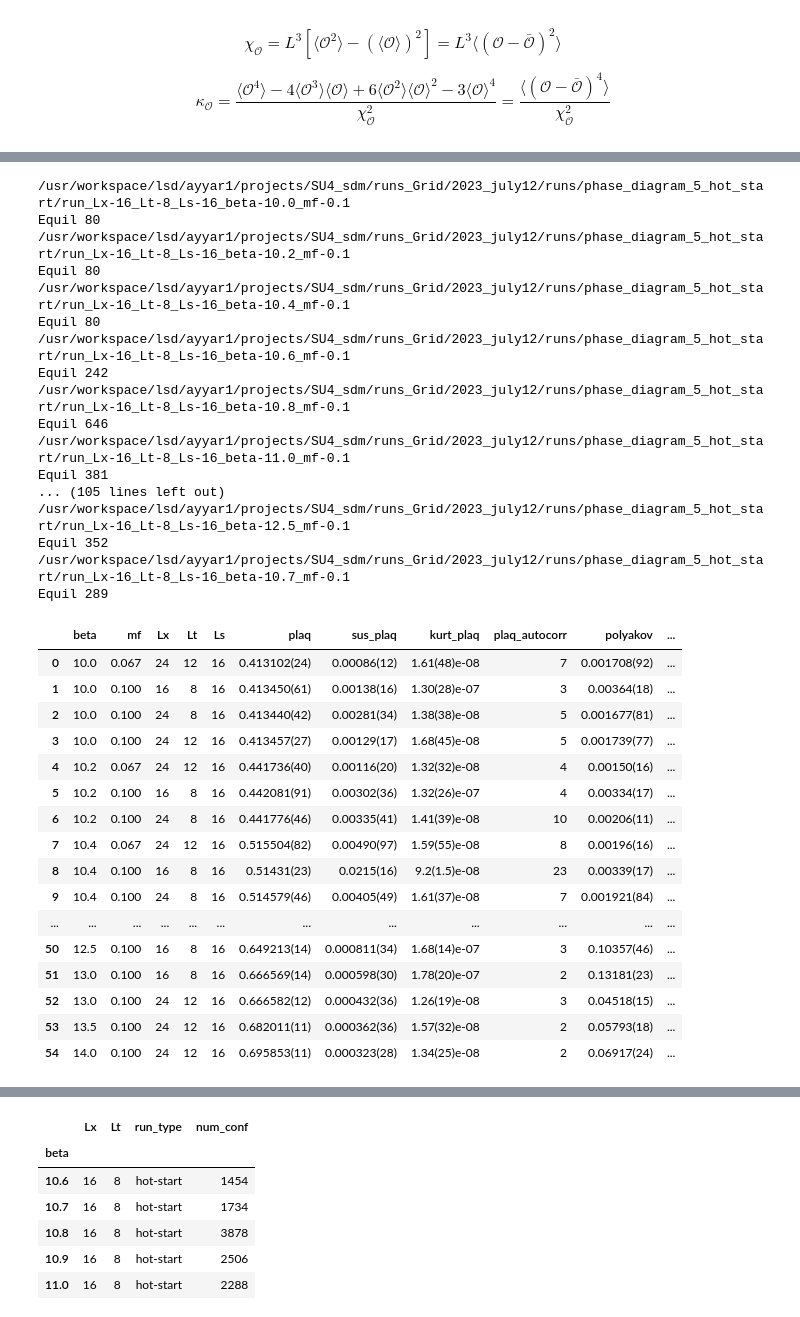
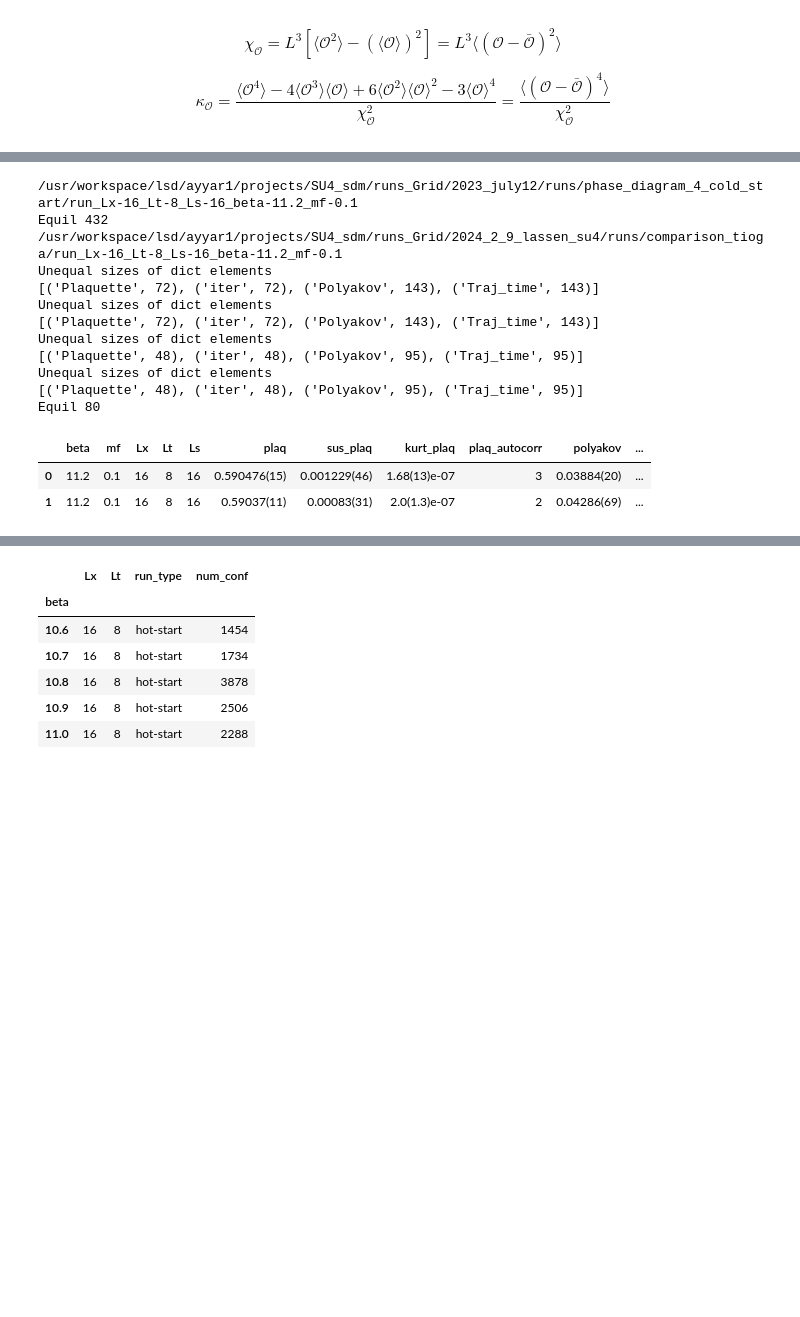
Before and after one commit to vmos1/su4_dm_grid_lsd, a Jupyter notebook: analysis/6a_HMC_compare_runs.ipynb, the cells around one changed output, grey strips where cells are left out. Saved outputs shown, nothing was run; the diff lists cells and outputs as text; code cells hidden in the pictures; blank space fills up the shorter version.

Commit message:
Added scaling results analysis code for lassen

```diff
--- a/analysis/6a_HMC_compare_runs.ipynb
+++ b/analysis/6a_HMC_compare_runs.ipynb
@@ -74,10 +32,10 @@ def f_moments(y,L):
 # %%
-def f_get_run_summary(df_summary,Lx,Lt,top_dir,run_label):
+def f_get_run_summary(df_summary,Lx,Lt,beta,top_dir,run_label):
     '''
     Combine results from multiple runs
 
     '''
-    fldr_list=glob.glob(top_dir+'run_Lx-%s_Lt-%s*'%(Lx,Lt))
+    fldr_list=glob.glob(top_dir+'run_Lx-%s_Lt-%s*_beta-%s*'%(Lx,Lt,beta))
     # print(fldr_list)
 
     for run_fldr in fldr_list:
@@ -149,54 +161,38 @@ def f_get_run_summary(df_summary,Lx,Lt,top_dir,run_label):
 # %%
 Lx='*'
 Lt='*'
 data_dict={}
 df_summary=pd.DataFrame([])
 
-top_dir='/usr/workspace/lsd/ayyar1/projects/SU4_sdm/runs_Grid/2023_july12/runs/phase_diagram_5_hot_start/'
-df_summary,data_dict = f_get_run_summary(df_summary,'*','*',top_dir,'hot-start')
+top_dir='/usr/workspace/lsd/ayyar1/projects/SU4_sdm/runs_Grid/2023_july12/runs/phase_diagram_4_cold_start/'
+df_summary,data_dict = f_get_run_summary(df_summary,'16','8','11.2',top_dir,'old')
+
+top_dir='/usr/workspace/lsd/ayyar1/projects/SU4_sdm/runs_Grid/2024_2_9_lassen_su4/runs/comparison_tioga/'
+df_summary,data_dict = f_get_run_summary(df_summary,'*','*','11.2',top_dir,'lassen_xml')
 
 # Drop rows with no values
 df_summary=df_summary.sort_values(by=['beta','mf']).reset_index(drop=True)
 
 # Traj l = 2, so num_conf is twice the value
 df_summary['num_conf']=df_summary['num_conf']*2
 
 display(df_summary)
 # %% [output]
-/usr/workspace/lsd/ayyar1/projects/SU4_sdm/runs_Grid/2023_july12/runs/phase_diagram_5_hot_start/run_Lx-16_Lt-8_Ls-16_beta-10.0_mf-0.1
+/usr/workspace/lsd/ayyar1/projects/SU4_sdm/runs_Grid/2023_july12/runs/phase_diagram_4_cold_start/run_Lx-16_Lt-8_Ls-16_beta-11.2_mf-0.1
+Equil 432
+/usr/workspace/lsd/ayyar1/projects/SU4_sdm/runs_Grid/2024_2_9_lassen_su4/runs/comparison_tioga/run_Lx-16_Lt-8_Ls-16_beta-11.2_mf-0.1
+Unequal sizes of dict elements
+[('Plaquette', 72), ('iter', 72), ('Polyakov', 143), ('Traj_time', 143)]
+Unequal sizes of dict elements
+[('Plaquette', 72), ('iter', 72), ('Polyakov', 143), ('Traj_time', 143)]
+Unequal sizes of dict elements
+[('Plaquette', 48), ('iter', 48), ('Polyakov', 95), ('Traj_time', 95)]
+Unequal sizes of dict elements
+[('Plaquette', 48), ('iter', 48), ('Polyakov', 95), ('Traj_time', 95)]
 Equil 80
-/usr/workspace/lsd/ayyar1/projects/SU4_sdm/runs_Grid/2023_july12/runs/phase_diagram_5_hot_start/run_Lx-16_Lt-8_Ls-16_beta-10.2_mf-0.1
-Equil 80
-/usr/workspace/lsd/ayyar1/projects/SU4_sdm/runs_Grid/2023_july12/runs/phase_diagram_5_hot_start/run_Lx-16_Lt-8_Ls-16_beta-10.4_mf-0.1
-Equil 80
-/usr/workspace/lsd/ayyar1/projects/SU4_sdm/runs_Grid/2023_july12/runs/phase_diagram_5_hot_start/run_Lx-16_Lt-8_Ls-16_beta-10.6_mf-0.1
-Equil 242
-/usr/workspace/lsd/ayyar1/projects/SU4_sdm/runs_Grid/2023_july12/runs/phase_diagram_5_hot_start/run_Lx-16_Lt-8_Ls-16_beta-10.8_mf-0.1
-Equil 646
-/usr/workspace/lsd/ayyar1/projects/SU4_sdm/runs_Grid/2023_july12/runs/phase_diagram_5_hot_start/run_Lx-16_Lt-8_Ls-16_beta-11.0_mf-0.1
-Equil 381
-... (105 lines left out)
-/usr/workspace/lsd/ayyar1/projects/SU4_sdm/runs_Grid/2023_july12/runs/phase_diagram_5_hot_start/run_Lx-16_Lt-8_Ls-16_beta-12.5_mf-0.1
-Equil 352
-/usr/workspace/lsd/ayyar1/projects/SU4_sdm/runs_Grid/2023_july12/runs/phase_diagram_5_hot_start/run_Lx-16_Lt-8_Ls-16_beta-10.7_mf-0.1
-Equil 289
 |  | beta | mf | Lx | Lt | Ls | plaq | sus_plaq | kurt_plaq | plaq_autocorr | polyakov | ... |
-| 0 | 10.0 | 0.067 | 24 | 12 | 16 | 0.413102(24) | 0.00086(12) | 1.61(48)e-08 | 7 | 0.001708(92) | ... |
-| 1 | 10.0 | 0.100 | 16 | 8 | 16 | 0.413450(61) | 0.00138(16) | 1.30(28)e-07 | 3 | 0.00364(18) | ... |
-| 2 | 10.0 | 0.100 | 24 | 8 | 16 | 0.413440(42) | 0.00281(34) | 1.38(38)e-08 | 5 | 0.001677(81) | ... |
-| 3 | 10.0 | 0.100 | 24 | 12 | 16 | 0.413457(27) | 0.00129(17) | 1.68(45)e-08 | 5 | 0.001739(77) | ... |
-| 4 | 10.2 | 0.067 | 24 | 12 | 16 | 0.441736(40) | 0.00116(20) | 1.32(32)e-08 | 4 | 0.00150(16) | ... |
-| 5 | 10.2 | 0.100 | 16 | 8 | 16 | 0.442081(91) | 0.00302(36) | 1.32(26)e-07 | 4 | 0.00334(17) | ... |
-| 6 | 10.2 | 0.100 | 24 | 8 | 16 | 0.441776(46) | 0.00335(41) | 1.41(39)e-08 | 10 | 0.00206(11) | ... |
-| 7 | 10.4 | 0.067 | 24 | 12 | 16 | 0.515504(82) | 0.00490(97) | 1.59(55)e-08 | 8 | 0.00196(16) | ... |
-| 8 | 10.4 | 0.100 | 16 | 8 | 16 | 0.51431(23) | 0.0215(16) | 9.2(1.5)e-08 | 23 | 0.00339(17) | ... |
-| 9 | 10.4 | 0.100 | 24 | 8 | 16 | 0.514579(46) | 0.00405(49) | 1.61(37)e-08 | 7 | 0.001921(84) | ... |
-| ... | ... | ... | ... | ... | ... | ... | ... | ... | ... | ... | ... |
-| 50 | 12.5 | 0.100 | 16 | 8 | 16 | 0.649213(14) | 0.000811(34) | 1.68(14)e-07 | 3 | 0.10357(46) | ... |
-| 51 | 13.0 | 0.100 | 16 | 8 | 16 | 0.666569(14) | 0.000598(30) | 1.78(20)e-07 | 2 | 0.13181(23) | ... |
-| 52 | 13.0 | 0.100 | 24 | 12 | 16 | 0.666582(12) | 0.000432(36) | 1.26(19)e-08 | 3 | 0.04518(15) | ... |
-| 53 | 13.5 | 0.100 | 24 | 12 | 16 | 0.682011(11) | 0.000362(36) | 1.57(32)e-08 | 2 | 0.05793(18) | ... |
-| 54 | 14.0 | 0.100 | 24 | 12 | 16 | 0.695853(11) | 0.000323(28) | 1.34(25)e-08 | 2 | 0.06917(24) | ... |
+| 0 | 11.2 | 0.1 | 16 | 8 | 16 | 0.590476(15) | 0.001229(46) | 1.68(13)e-07 | 3 | 0.03884(20) | ... |
+| 1 | 11.2 | 0.1 | 16 | 8 | 16 | 0.59037(11) | 0.00083(31) | 2.0(1.3)e-07 | 2 | 0.04286(69) | ... |
 # %%
 df_sliced=df_summary[(df_summary.Lt.isin([8,12]))&(df_summary.mf==0.1)]
 # df_sliced=df_summary[((df_summary.Lx==16)&(df_summary.Lt==8)&(df_summary.mf==0.1))|((df_summary.Lt==12)&(df_summary.mf==0.067))].copy()
```
Also changed, not shown: parts of 4 cells of this notebook, 3 other files.
